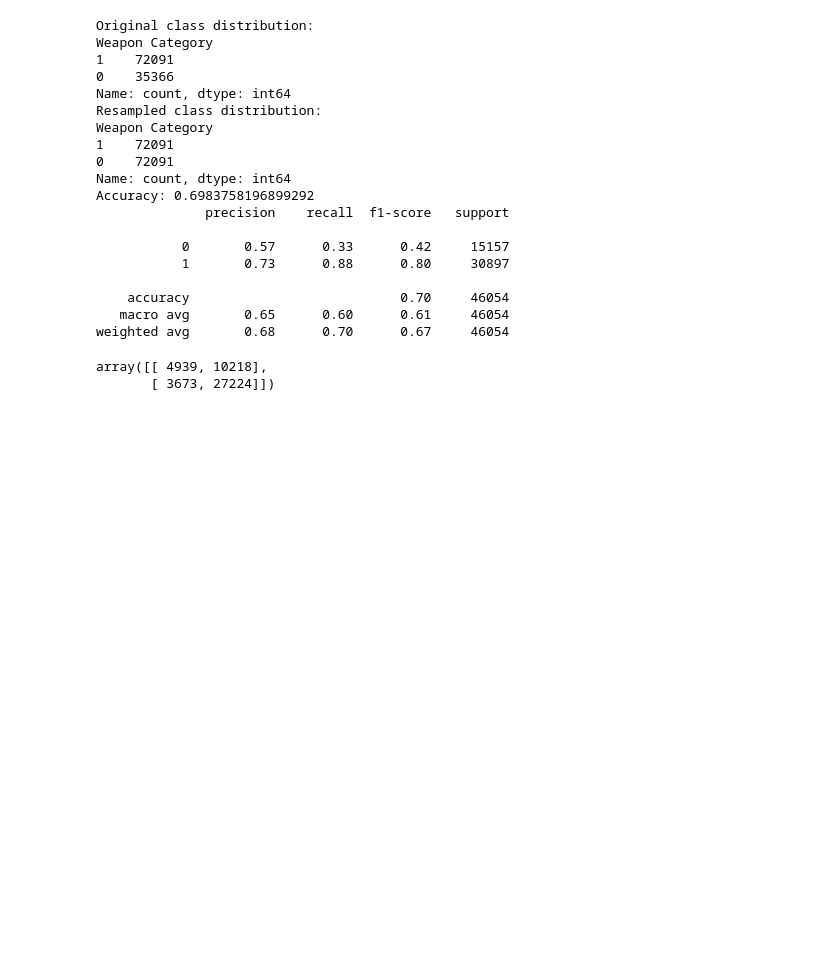
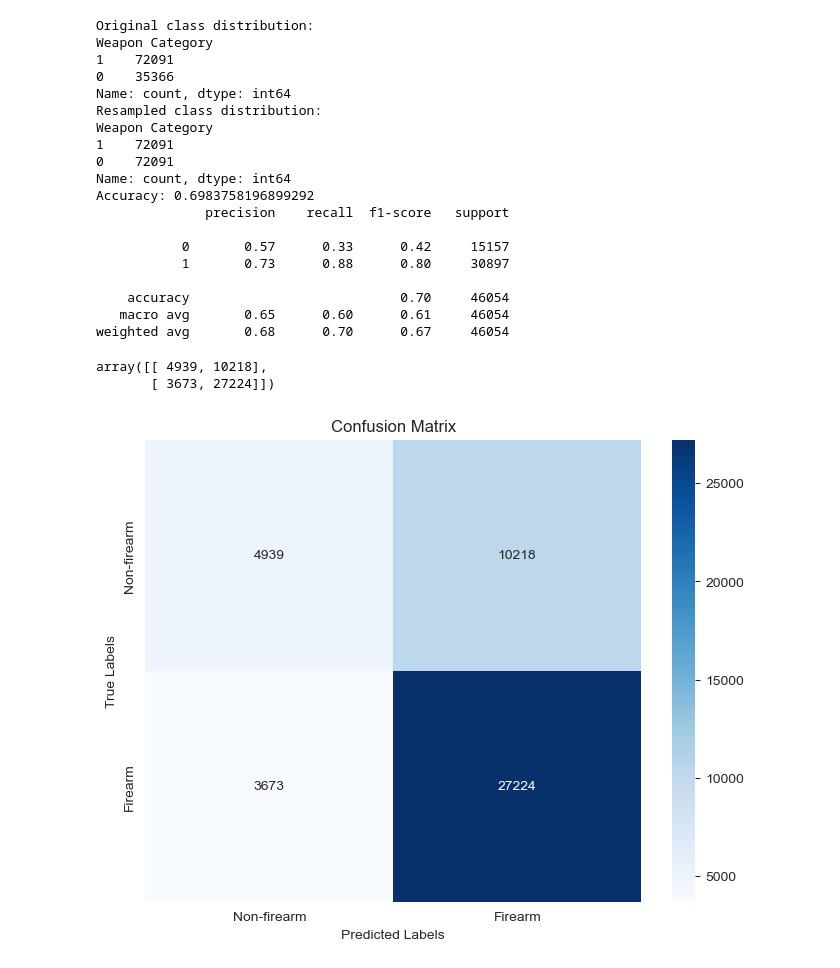
Before and after one commit to dgrixti/ai-us-crime-analysis, a Jupyter notebook: ML_XGBOOST_dummy.ipynb, the cells around one changed output. Drawn from its saved outputs; the diff is of its cells as text; code cells hidden in the pictures; blank space fills up the shorter version.

```diff
--- a/ML_XGBOOST_dummy.ipynb
+++ b/ML_XGBOOST_dummy.ipynb
@@ -98,3 +111,21 @@ confusion_matrix(y_test, y_pred)
 # %% [output]
 array([[ 4939, 10218],
        [ 3673, 27224]])
+# %%
+confusion_matrix(y_test, y_pred)
+labels = ['Non-firearm', 'Firearm']  # Class names
+
+# Generate confusion matrix
+cm = confusion_matrix(y_test, y_pred)
+
+# Create a labeled heatmap
+plt.figure(figsize=(8, 6))
+sns.heatmap(cm, annot=True, fmt='d', cmap='Blues', xticklabels=labels, yticklabels=labels)
+
+# Add labels, title, and axis names
+plt.xlabel('Predicted Labels')
+plt.ylabel('True Labels')
+plt.title('Confusion Matrix')
+plt.show()
+# %% [output]
+[figure, added]
```
Also changed, not shown: parts of 1 cell of this notebook, 3 other files.
